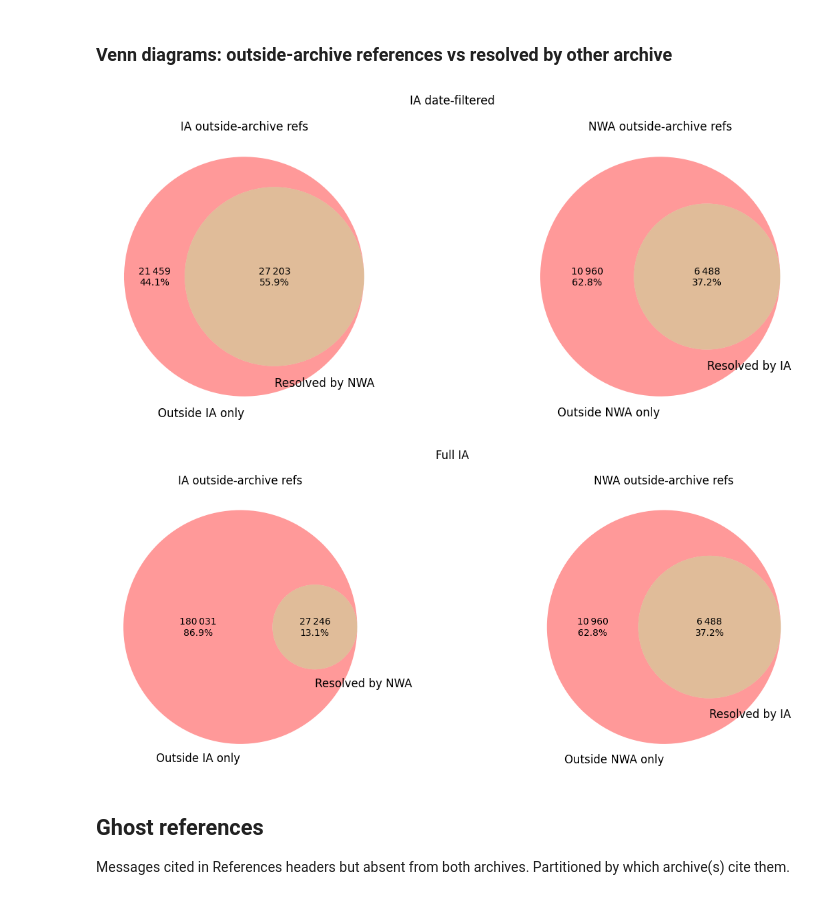
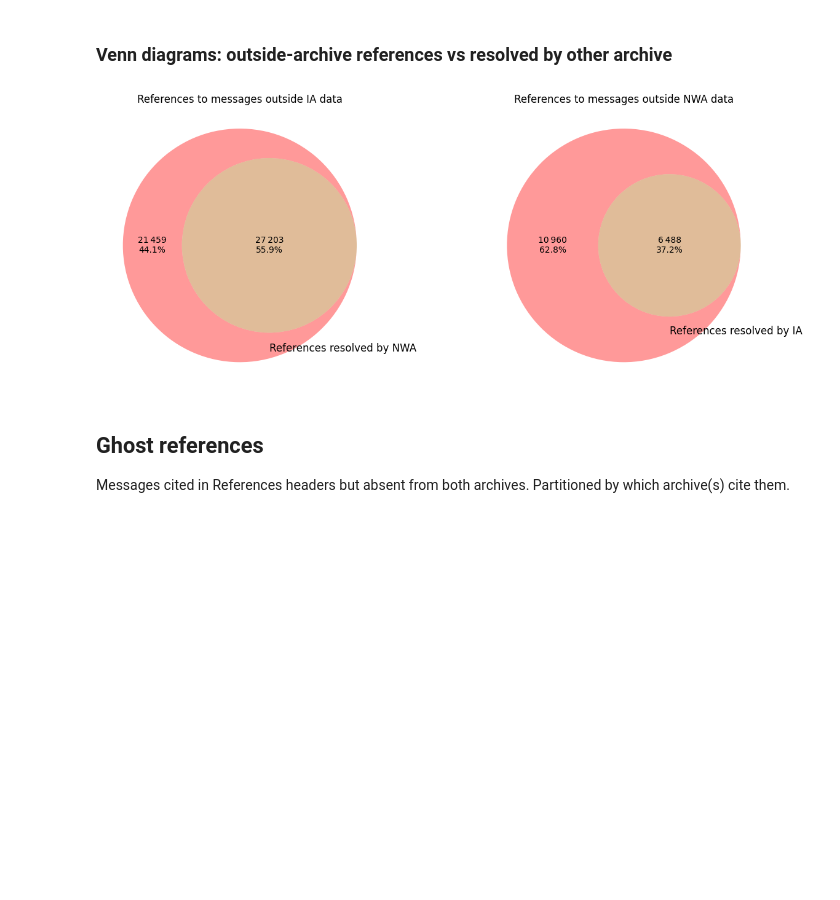
Before and after one commit to NationalLibraryOfNorway/norwegian_usenet, a Jupyter notebook: notebooks/compare_ia_nwa_message_ids.ipynb, the cells around one changed output. Cells and saved outputs as stored; diff of their text form; code cells hidden in the pictures; blank space fills up the shorter version.

Commit message:
Fix plot labels

```diff
--- a/notebooks/compare_ia_nwa_message_ids.ipynb
+++ b/notebooks/compare_ia_nwa_message_ids.ipynb
@@ -74,33 +74,32 @@ IA date-filtered:
 # %% [markdown]
 ### Venn diagrams: outside-archive references vs resolved by other archive
 # %%
-for label, data in [("IA date-filtered", filtered), ("Full IA", full)]:
+for label, data in [("IA date-filtered", filtered)]:
     ghost_ia = data["ghost_cited_by_ia_only"] + data["ghost_cited_by_both"]
     ghost_nwa = data["ghost_cited_by_nwa_only"] + data["ghost_cited_by_both"]
 
     fig, axes = plt.subplots(1, 2, figsize=(13, 5))
-    fig.suptitle(label)
 
     for ax, (archive, ghost, resolved, other) in zip(
         axes,
         [
             ("IA", ghost_ia, data["ia_refs_resolved_by_nwa"], "NWA"),
             ("NWA", ghost_nwa, data["nwa_refs_resolved_by_ia"], "IA"),
         ],
     ):
         venn2_fmt(
             subsets=(ghost, 0, resolved),
-            set_labels=(f"Outside {archive} only", f"Resolved by {other}"),
+            set_labels=("", f"References resolved by {other}"),
             ax=ax,
             show_pct=True,
         )
-        ax.set_title(f"{archive} outside-archive refs")
+        title = f"References to messages outside {archive} data"
+        ax.set_title(title)
 
     plt.tight_layout()
     plt.show()
 # %% [output]
-[figure, old version]
+[figure, new version]
-[figure, removed]
 # %% [markdown]
 ## Ghost references
 
```
